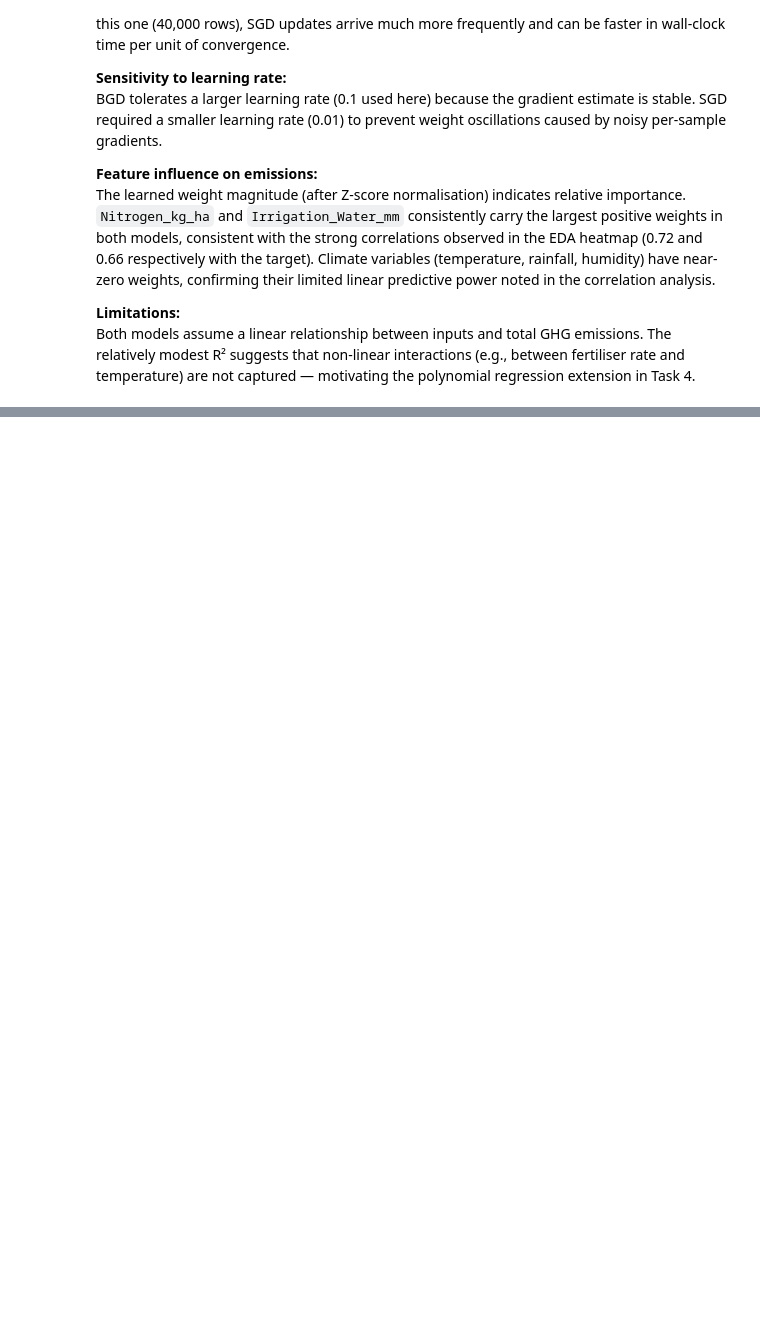
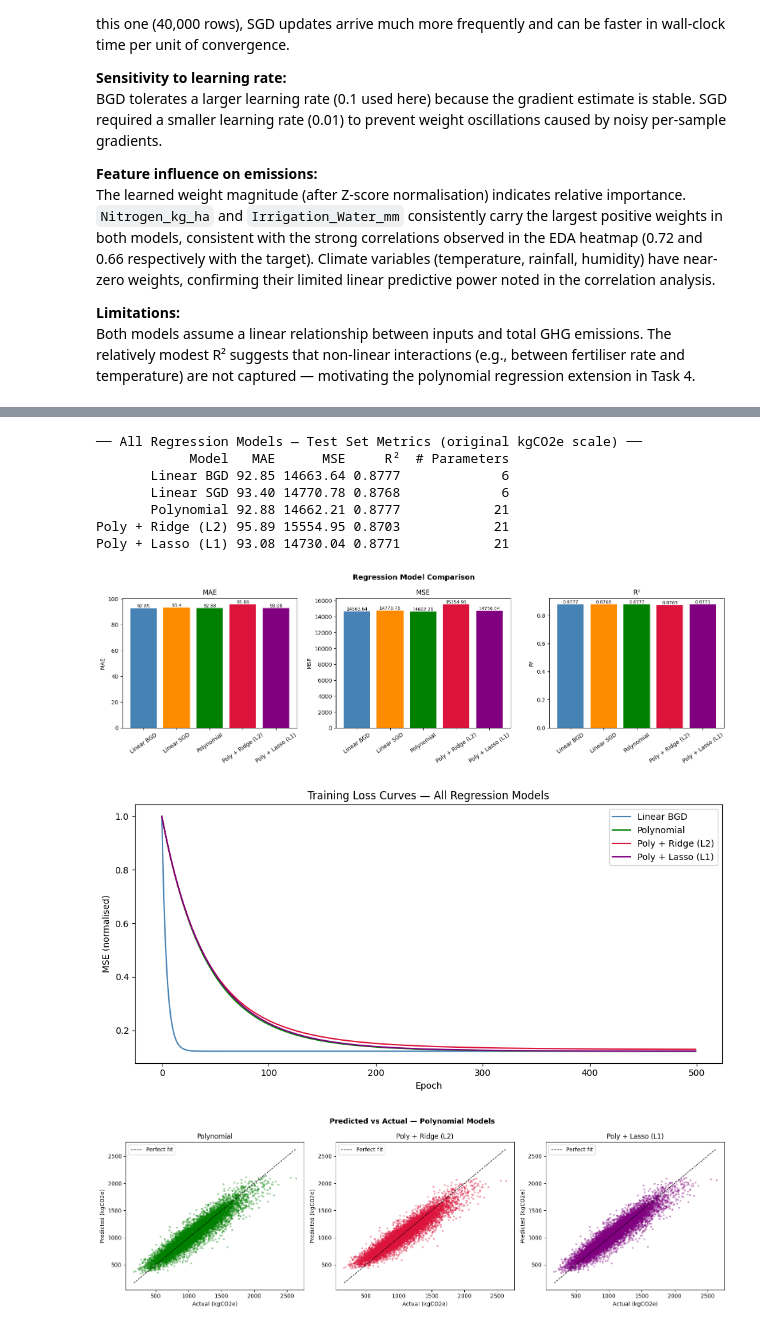
Before and after one commit to jtushya/ML-Assignment, a Jupyter notebook: notebooks/MLassignment_Team02.ipynb, the cells around one changed output, grey strips where cells are left out. Drawn from its saved outputs; the diff is of its cells as text; code cells hidden in the pictures; blank space fills up the shorter version.

```diff
--- a/notebooks/MLassignment_Team02.ipynb
+++ b/notebooks/MLassignment_Team02.ipynb
@@ -823,0 +1118,75 @@ Both models assume a linear relationship between inputs and total GHG emissions.
+# %%
+# ── Metrics Comparison Table ──────────────────────────────────────────────
+comparison_df = pd.DataFrame({
+    'Model'         : ['Linear BGD', 'Linear SGD', 'Polynomial', 'Poly + Ridge (L2)', 'Poly + Lasso (L1)'],
+    'MAE'           : [round(bgd_mae, 2), round(sgd_mae, 2), round(poly_mae, 2), round(ridge_mae, 2), round(lasso_mae, 2)],
+    'MSE'           : [round(bgd_mse, 2), round(sgd_mse, 2), round(poly_mse, 2), round(ridge_mse, 2), round(lasso_mse, 2)],
+    'R²'            : [round(bgd_r2, 4), round(sgd_r2, 4), round(poly_r2, 4), round(ridge_r2, 4), round(lasso_r2, 4)],
+    '# Parameters'  : [X_train.shape[1]+1, X_train.shape[1]+1,
+                        X_train_poly.shape[1]+1, X_train_poly.shape[1]+1, X_train_poly.shape[1]+1],
+})
+print("── All Regression Models — Test Set Metrics (original kgCO2e scale) ──")
+print(comparison_df.to_string(index=False))
+
+# ── Bar Chart: R² Comparison ─────────────────────────────────────────────
+fig, axes = plt.subplots(1, 3, figsize=(16, 5))
+
+for ax, metric in zip(axes, ['MAE', 'MSE', 'R²']):
+    bars = ax.bar(comparison_df['Model'], comparison_df[metric],
+                  color=['steelblue', 'darkorange', 'green', 'crimson', 'purple'])
+    ax.set_title(metric)
+    ax.set_ylabel(metric)
+    ax.tick_params(axis='x', rotation=35)
+    for bar, val in zip(bars, comparison_df[metric]):
+        ax.text(bar.get_x() + bar.get_width()/2, bar.get_height(),
+                f'{val}', ha='center', va='bottom', fontsize=8)
+
+fig.suptitle('Regression Model Comparison', fontsize=13, fontweight='bold')
+plt.tight_layout()
+plt.show()
+
+# ── Loss Curves Side-by-side ──────────────────────────────────────────────
+fig, ax = plt.subplots(figsize=(10, 5))
+ax.plot(bgd_loss,   label='Linear BGD',       color='steelblue', linewidth=1.5)
+ax.plot(poly_loss,  label='Polynomial',        color='green',     linewidth=1.5)
+ax.plot(ridge_loss, label='Poly + Ridge (L2)', color='crimson',   linewidth=1.5)
+ax.plot(lasso_loss, label='Poly + Lasso (L1)', color='purple',    linewidth=1.5)
+ax.set_xlabel('Epoch')
+ax.set_ylabel('MSE (normalised)')
+ax.set_title('Training Loss Curves — All Regression Models')
+ax.legend()
+plt.tight_layout()
+plt.show()
+
+# ── Predicted vs Actual ──────────────────────────────────────────────────
+fig, axes = plt.subplots(1, 3, figsize=(16, 5))
+models_pred = [
+    (y_pred_poly_orig,  'Polynomial',        'green'),
+    (y_pred_ridge_orig, 'Poly + Ridge (L2)', 'crimson'),
+    (y_pred_lasso_orig, 'Poly + Lasso (L1)', 'purple'),
+]
+
+for ax, (y_p, label, color) in zip(axes, models_pred):
+    ax.scatter(y_test_orig, y_p, alpha=0.3, s=6, color=color)
+    mn = min(y_test_orig.min(), y_p.min())
+    mx = max(y_test_orig.max(), y_p.max())
+    ax.plot([mn, mx], [mn, mx], 'k--', linewidth=1, label='Perfect fit')
+    ax.set_xlabel('Actual (kgCO2e)')
+    ax.set_ylabel('Predicted (kgCO2e)')
+    ax.set_title(f'{label}')
+    ax.legend()
+
+fig.suptitle('Predicted vs Actual — Polynomial Models', fontsize=13, fontweight='bold')
+plt.tight_layout()
+plt.show()
+# %% [output]
+── All Regression Models — Test Set Metrics (original kgCO2e scale) ──
+            Model   MAE      MSE     R²  # Parameters
+       Linear BGD 92.85 14663.64 0.8777             6
+       Linear SGD 93.40 14770.78 0.8768             6
+       Polynomial 92.88 14662.21 0.8777            21
+Poly + Ridge (L2) 95.89 15554.95 0.8703            21
+Poly + Lasso (L1) 93.08 14730.04 0.8771            21
+[figure, added]
+[figure, added]
+[figure, added]
```
Also changed, not shown: parts of 36 cells of this notebook, 1 other file.
